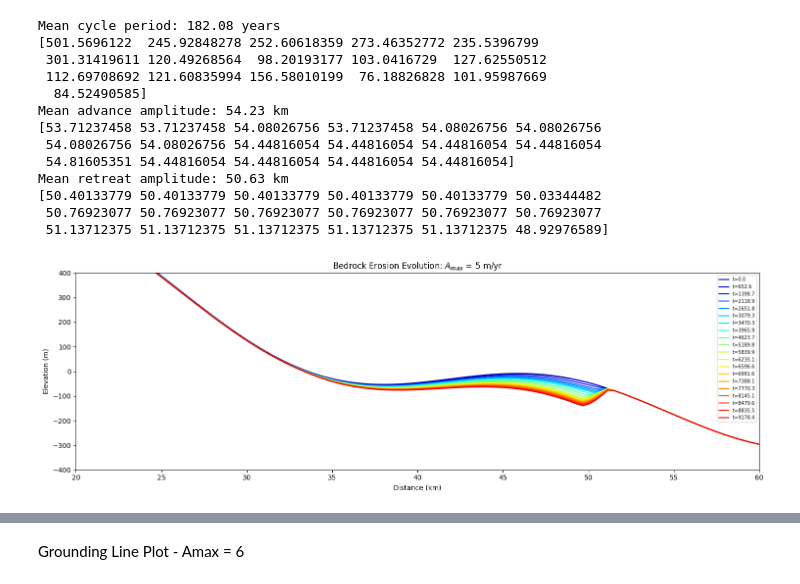
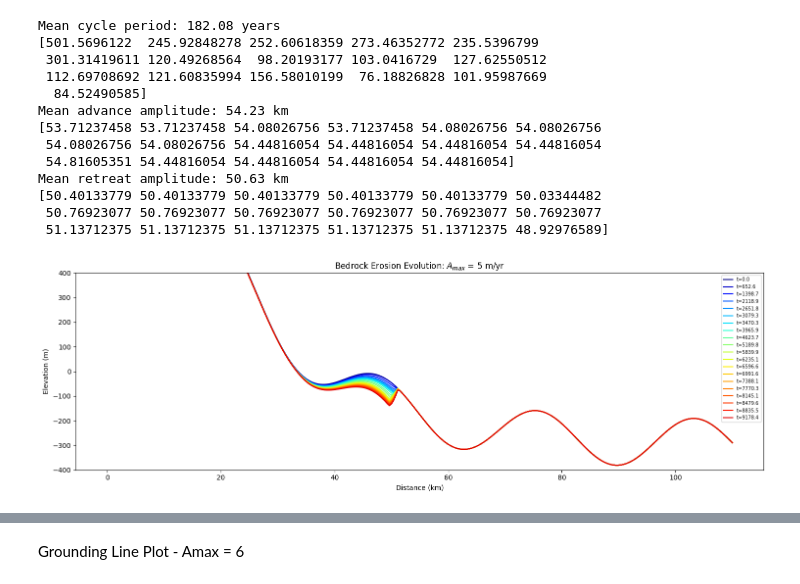
Before and after one commit to ktlix2ski/brinkmodeltest, a Jupyter notebook: Analysis/Amax_Tests.ipynb, the cells around one changed output, grey strips where cells are left out. Drawn from its saved outputs; the diff is of its cells as text; code cells hidden in the pictures.

```diff
--- a/Analysis/Amax_Tests.ipynb
+++ b/Analysis/Amax_Tests.ipynb
@@ -117,32 +117,32 @@ num_points = len(next(iter(bed_dict.values())))
 x_km = mesh_index_to_km(np.arange(num_points))
 time = list(bed_dict.keys())
 # bed_profile = bed_dict[timesteps[0]]
 norm = plt.Normalize(min(time), max(time))
 cmap = cm.jet
 
 fig, ax1 = plt.subplots(figsize=(15,5))
 
 for i, t in enumerate(time):
     if i % 400 != 0:
         continue
 
     bed = bed_dict[t]
     color = cmap(norm(t))
     plt.plot(x_km, bed, color=color, label=f't={t:.1f}' if i % 25 == 0 else "")
 
 plt.xlabel("Distance (km)")
 plt.ylabel("Elevation (m)")
 plt.title("Bedrock Erosion Evolution: $A_{max}$ = 5 m/yr")
 # plt.gca().invert_xaxis()
 plt.legend(loc="upper right", fontsize=7)
 sm = plt.cm.ScalarMappable(cmap=cmap, norm=norm)
-plt.xlim(20,60)
+# plt.xlim(30,100)
 plt.ylim(-400,400)
 # plt.colorbar(sm, label='Time (years)', ax=plt.gca())
 # plt.axvline(x=0, color='gray', linestyle='--', linewidth=2)
 
 plt.tight_layout()
 plt.show()
 # fig.savefig("/media/kayatroyer/KayaDrive/Thesis/Figures/Results/ModelPlots/Amax/GL_Plots/Relationship_Plots/Bedrock_Evo_amax5.svg", format ="svg", bbox_inches='tight')
 # %% [output]
-[figure, old version]
+[figure, new version]
```
Also changed, not shown: parts of 12 cells of this notebook, 5 other files.
